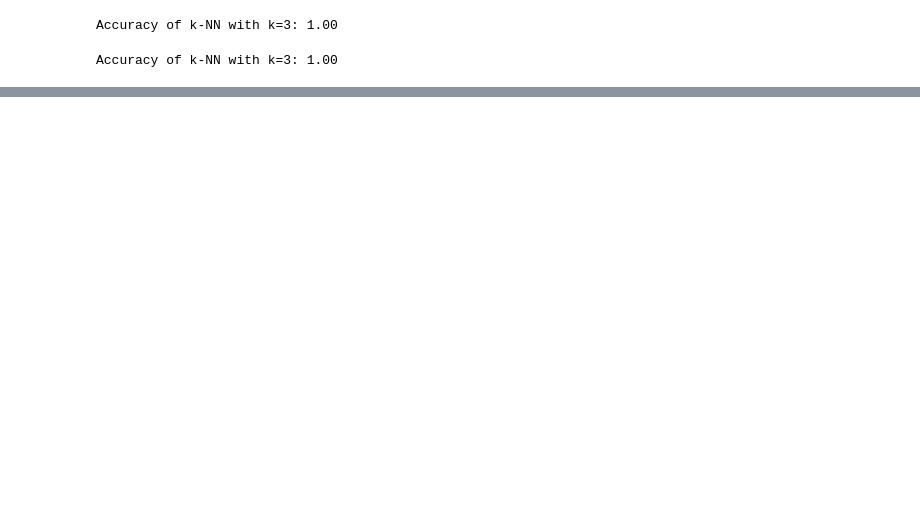
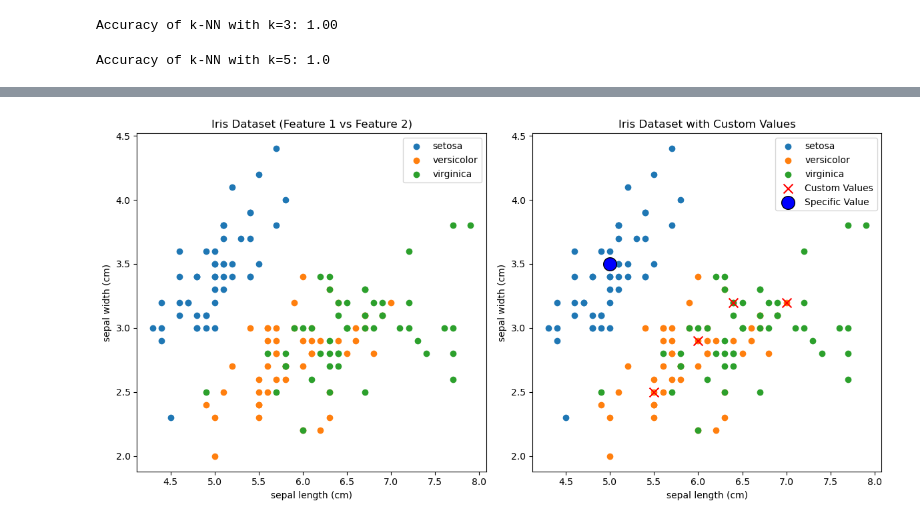
Before and after one commit to iamKarthik47/Data-Science, a Jupyter notebook: k-nn_sklearn_1_prog_5.ipynb, the cells around one changed output, grey strips where cells are left out. Saved outputs shown, nothing was run; the diff lists cells and outputs as text; code cells hidden in the pictures; blank space fills up the shorter version.

```diff
--- a/k-nn_sklearn_1_prog_5.ipynb
+++ b/k-nn_sklearn_1_prog_5.ipynb
@@ -55,7 +55,7 @@ X_train, X_test, y_train, y_test = train_test_split(X, y, test_size=0.2, random_
 # 80% of the data is used for training, and 20% is used for testing
 
 # Choose how many neighbors we want to consider for making predictions
-k = 3  # We use 3 neighbors in this example
+k = 5  # We use 3 neighbors in this example
 
 # Create the k-NN classifier with the chosen number of neighbors
 knn = KNeighborsClassifier(n_neighbors=k)
@@ -71,4 +71,79 @@ accuracy = accuracy_score(y_test, y_pred)
 print(f'Accuracy of k-NN with k={k}: {accuracy:.2f}')
 # This tells us how accurate our model is by showing a number between 0 and 1 (0 is terrible, 1 is perfect)
 # %% [output]
-Accuracy of k-NN with k=3: 1.00
+Accuracy of k-NN with k=5: 1.0
+# %%
+import numpy as np
+import matplotlib.pyplot as plt
+from sklearn.datasets import load_iris
+from sklearn.model_selection import train_test_split
+from sklearn.neighbors import KNeighborsClassifier
+from sklearn.metrics import accuracy_score
+
+# Load the Iris dataset
+data = load_iris()
+X = data.data
+y = data.target
+feature_names = data.feature_names
+target_names = data.target_names
+
+# Split the data into training and testing sets
+X_train, X_test, y_train, y_test = train_test_split(X, y, test_size=0.2, random_state=42)
+
+# Create and train the k-NN classifier
+k = 5
+knn = KNeighborsClassifier(n_neighbors=k)
+knn.fit(X_train, y_train)
+
+# Predict and evaluate the model
+y_pred = knn.predict(X_test)
+accuracy = accuracy_score(y_test, y_pred)
+print(f'Accuracy of k-NN with k={k}: {accuracy:.2f}')
+
+# Define 5 custom values
+custom_values = np.array([
+    [5.0, 3.5, 1.5, 0.2],
+    [6.0, 2.9, 4.5, 1.5],
+    [5.5, 2.5, 4.0, 1.3],
+    [7.0, 3.2, 5.0, 1.5],
+    [6.4, 3.2, 4.5, 1.5]
+])
+
+# Classify all custom values
+predicted_classes = knn.predict(custom_values)
+
+# Output the classification results for all custom values
+for value, cls in zip(custom_values, predicted_classes):
+    print(f'The custom value {value} is classified as {target_names[cls]}')
+
+# Choose one specific custom value to highlight
+specific_value = custom_values[0]  # Change this index to select a different custom value
+specific_class = knn.predict([specific_value])[0]
+print(f'The specific custom value {specific_value} is classified as {target_names[specific_class]}')
+
+# Plotting
+plt.figure(figsize=(12, 6))
+
+# Plotting the data for the first two features
+plt.subplot(1, 2, 1)
+for i, target_name in enumerate(target_names):
+    plt.scatter(X[y == i, 0], X[y == i, 1], label=target_name)
+plt.xlabel(feature_names[0])
+plt.ylabel(feature_names[1])
+plt.title('Iris Dataset (Feature 1 vs Feature 2)')
+plt.legend()
+
+# Plotting custom values and highlighting the specific value
+plt.subplot(1, 2, 2)
+for i, target_name in enumerate(target_names):
+    plt.scatter(X[y == i, 0], X[y == i, 1], label=target_name)
+plt.scatter(custom_values[:, 0], custom_values[:, 1], color='red', marker='x', s=100, label='Custom Values')
+plt.scatter(specific_value[0], specific_value[1], color='blue', marker='o', s=200, edgecolor='black', label='Specific Value')
+plt.xlabel(feature_names[0])
+plt.ylabel(feature_names[1])
+plt.title('Iris Dataset with Custom Values')
+plt.legend()
+
+plt.tight_layout()
+plt.show()
+# %% [output]
@@ -74,0 +157 @@ Accuracy of k-NN with k=3: 1.00
+[figure, added]
```
Also changed, not shown: parts of 1 cell of this notebook, 1 other file.
